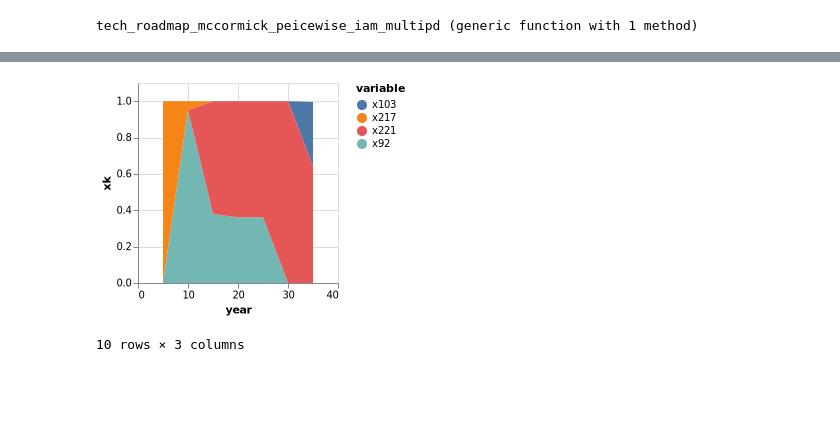
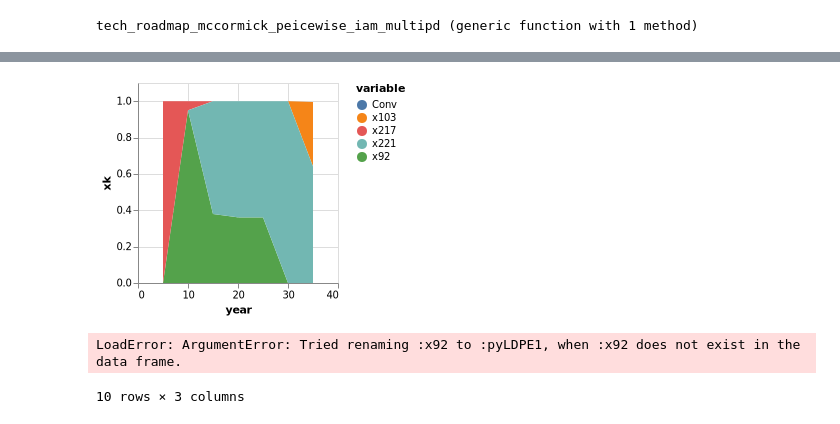
Before and after one commit to vyom-thakker/RoadmapsIAM, a Jupyter notebook: multiperiod-case-study.ipynb, the cells around one changed output, grey strips where cells are left out. Saved outputs shown, nothing was run; the diff lists cells and outputs as text; code cells hidden in the pictures; blank space fills up the shorter version.

```diff
--- a/multiperiod-case-study.ipynb
+++ b/multiperiod-case-study.ipynb
@@ -470,16 +470,27 @@ User-callback calls 8379, time in user-callback 0.01 sec
 # %%
 transpose(xk)
 df1=DataFrame(xk',:auto)
 df1[!,:year] = 5*collect(1:7)
 df1=df1[!, any.(>(0), eachcol(df1))]
+df1[!,:Conv] = zeros(7)
 sNames="compromise ".*string.(collect(1:length(xk[:,1])))
-#rename!(df1,[:x92,:x103,:x217,:x221] .=> [:pyLDPE1,:pyLDPE11,:alcPLA2,:alcPLA6])
+
 
 comp=df1 |> stack |> @vlplot(:area, x=:year, y={:value, stack=:zero, title="xk"}, color="variable:n",legend=:sNames)
 #save("./result-case-roadmap/compromise-roadmap.svg", comp)
 comp
 # %% [output]
-[figure, old version]
+[figure, new version]
+# %%
+rename!(df1,[:x92,:x103,:x217,:x221] .=> [:pyLDPE1,:pyLDPE11,:alcPLA2,:alcPLA6])
+df0=DataFrame(year=0,Conv=1.0,pyLDPE1=0.0,pyLDPE11=0.0,alcPLA2=0.0,alcPLA6=0.0)
+append!(df0,df1)
+df0
+comp=df0 |> stack |> @vlplot(:area, x=:year, y={:value, stack=:zero, title="xk"}, color="variable:n",legend=:sNames)
+save("./result-case-roadmap/compromise-roadmap.svg", comp)
+comp
+# %% [output]
+LoadError: ArgumentError: Tried renaming :x92 to :pyLDPE1, when :x92 does not exist in the data frame.
 # %%
 mapki
 # %% [output]
```
Also changed, not shown: parts of 3 cells of this notebook, 3 other files.
